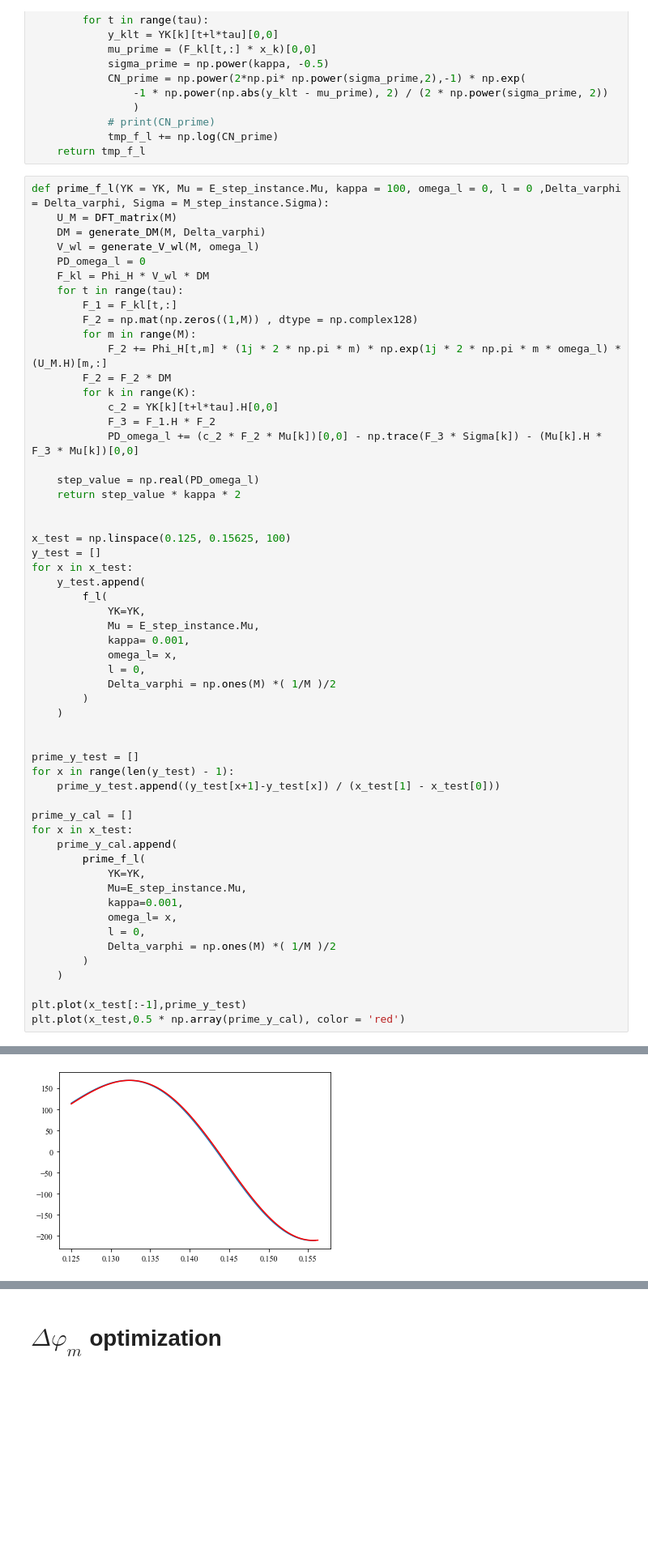
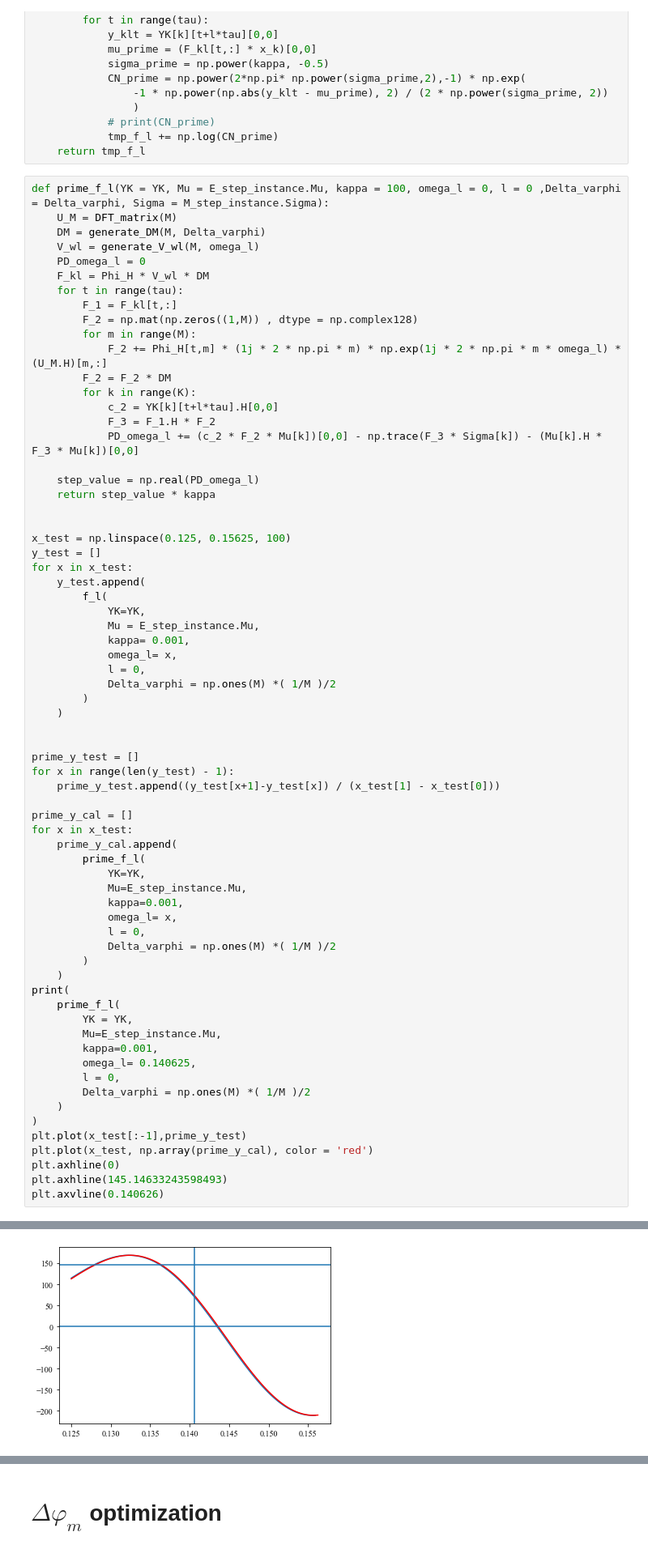
Before and after one commit to Brook1711/RIS-Angular-Domain, a Jupyter notebook: code_main/Alg.ipynb, the cells around one changed output, grey strips where cells are left out. Shown at 81% size. Saved outputs shown, nothing was run; the diff lists cells and outputs as text; blank space fills up the shorter version.

```diff
--- a/code_main/Alg.ipynb
+++ b/code_main/Alg.ipynb
@@ -1126,7 +1126,7 @@ def prime_f_l(YK = YK, Mu = E_step_instance.Mu, kappa = 100, omega_l = 0, l = 0
             PD_omega_l += (c_2 * F_2 * Mu[k])[0,0] - np.trace(F_3 * Sigma[k]) - (Mu[k].H * F_3 * Mu[k])[0,0]
 
     step_value = np.real(PD_omega_l)
-    return step_value * kappa * 2
+    return step_value * kappa
 
 
 x_test = np.linspace(0.125, 0.15625, 100)
@@ -1160,7 +1160,19 @@ for x in x_test:
             Delta_varphi = np.ones(M) *( 1/M )/2
         )
     )
-
+print(
+    prime_f_l(
+        YK = YK,
+        Mu=E_step_instance.Mu,
+        kappa=0.001,
+        omega_l= 0.140625,
+        l = 0,
+        Delta_varphi = np.ones(M) *( 1/M )/2
+    )
+)
 plt.plot(x_test[:-1],prime_y_test)
-plt.plot(x_test,0.5 * np.array(prime_y_cal), color = 'red')
+plt.plot(x_test, np.array(prime_y_cal), color = 'red')
+plt.axhline(0)
+plt.axhline(145.14633243598493)
+plt.axvline(0.140626)
 # %% [output]
@@ -1168,4 +1181,4 @@ plt.plot(x_test,0.5 * np.array(prime_y_cal), color = 'red')
-[figure, old version]
+[figure, new version]
 # %%
 x = np.linspace(-0.5 + 0.00001, 0.5 - 0.00001, 200)
 PD_F_L_list = []
```
Also changed, not shown: parts of 11 cells of this notebook, 2 other files.
